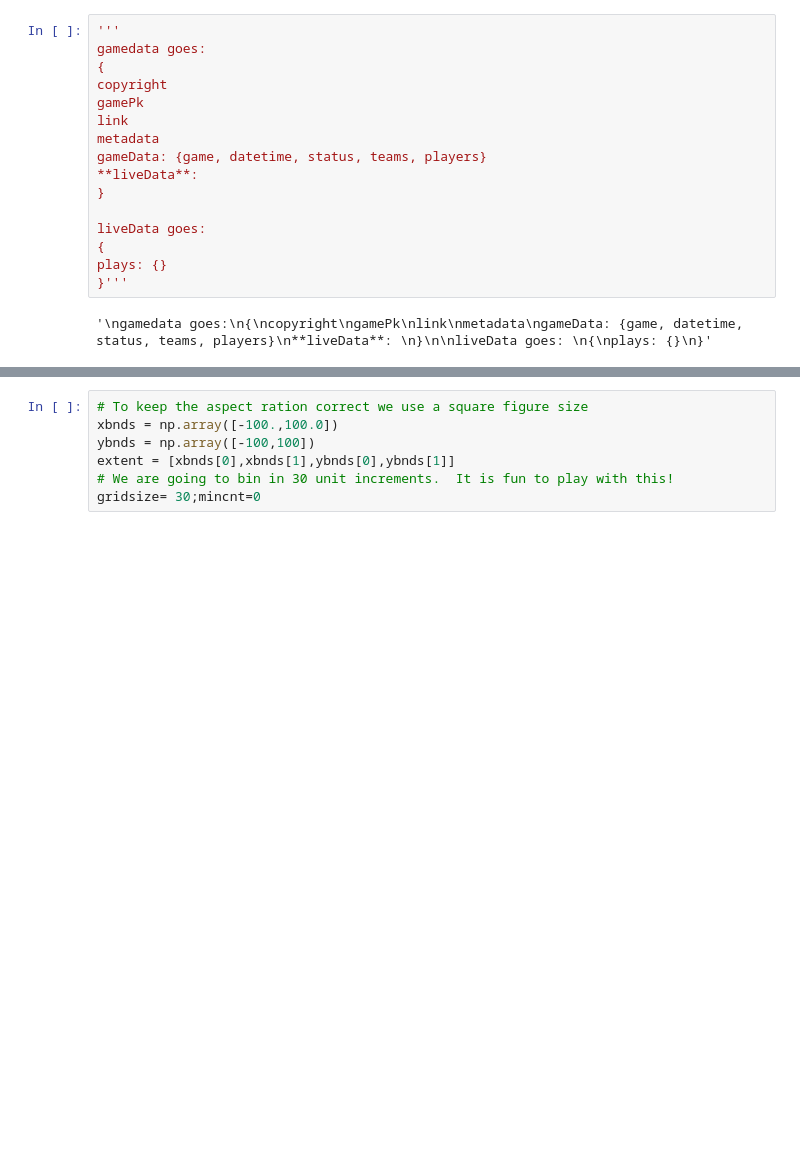
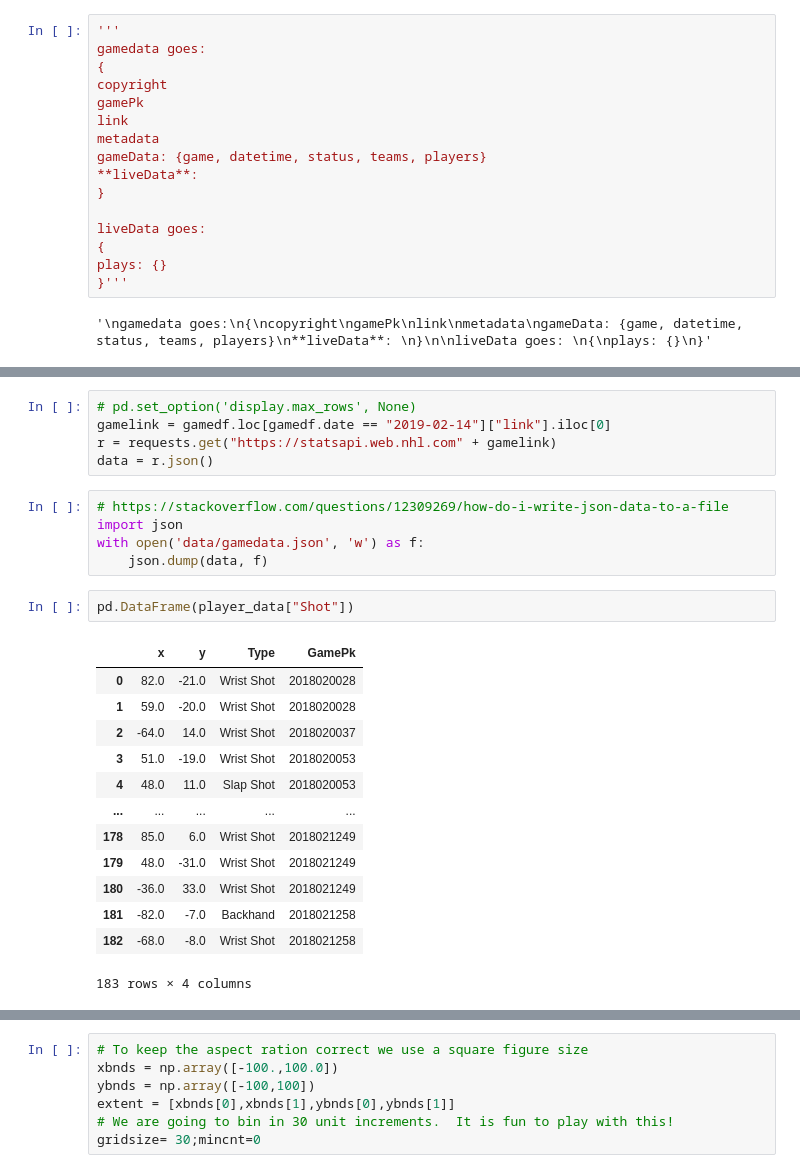
Before and after one commit to jooheonchoi/NHL-analytics, a Jupyter notebook: canucks shot analytics sample.ipynb, the cells around one changed output, grey strips where cells are left out. Drawn from its saved outputs; the diff is of its cells as text; blank space fills up the shorter version.

```diff
--- a/canucks shot analytics sample.ipynb
+++ b/canucks shot analytics sample.ipynb
@@ -134,3 +174,29 @@ Name: 137, dtype: object
+# %%
+# pd.set_option('display.max_rows', None)
+gamelink = gamedf.loc[gamedf.date == "2019-02-14"]["link"].iloc[0]
+r = requests.get("https://statsapi.web.nhl.com" + gamelink)
+data = r.json()
+# %%
+# https://stackoverflow.com/questions/12309269/how-do-i-write-json-data-to-a-file
+import json
+with open('data/gamedata.json', 'w') as f:
+    json.dump(data, f)
+# %%
+pd.DataFrame(player_data["Shot"])
+# %% [output]
+|  | x | y | Type | GamePk |
+| 0 | 82.0 | -21.0 | Wrist Shot | 2018020028 |
+| 1 | 59.0 | -20.0 | Wrist Shot | 2018020028 |
+| 2 | -64.0 | 14.0 | Wrist Shot | 2018020037 |
+| 3 | 51.0 | -19.0 | Wrist Shot | 2018020053 |
+| 4 | 48.0 | 11.0 | Slap Shot | 2018020053 |
+| ... | ... | ... | ... | ... |
+| 178 | 85.0 | 6.0 | Wrist Shot | 2018021249 |
+| 179 | 48.0 | -31.0 | Wrist Shot | 2018021249 |
+| 180 | -36.0 | 33.0 | Wrist Shot | 2018021249 |
+| 181 | -82.0 | -7.0 | Backhand | 2018021258 |
+| 182 | -68.0 | -8.0 | Wrist Shot | 2018021258 |
+183 rows × 4 columns
 # %%
 # Get the total number of shots made by the player
 player_total_shots = len(player_data['Shot']['x']) + len(player_data['Goal']['x'])
```
Also changed, not shown: parts of 12 cells of this notebook.
